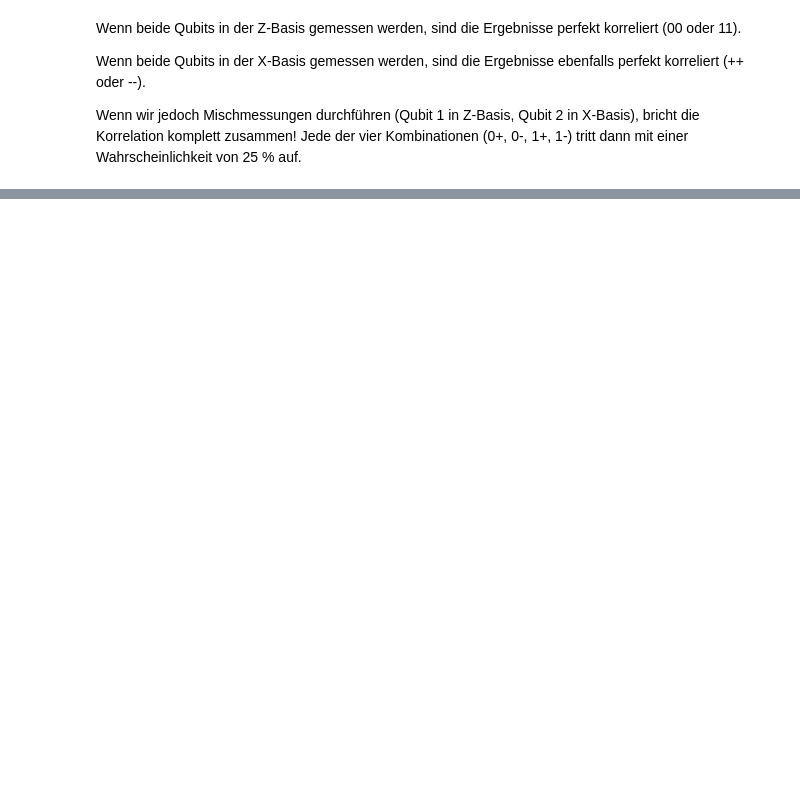
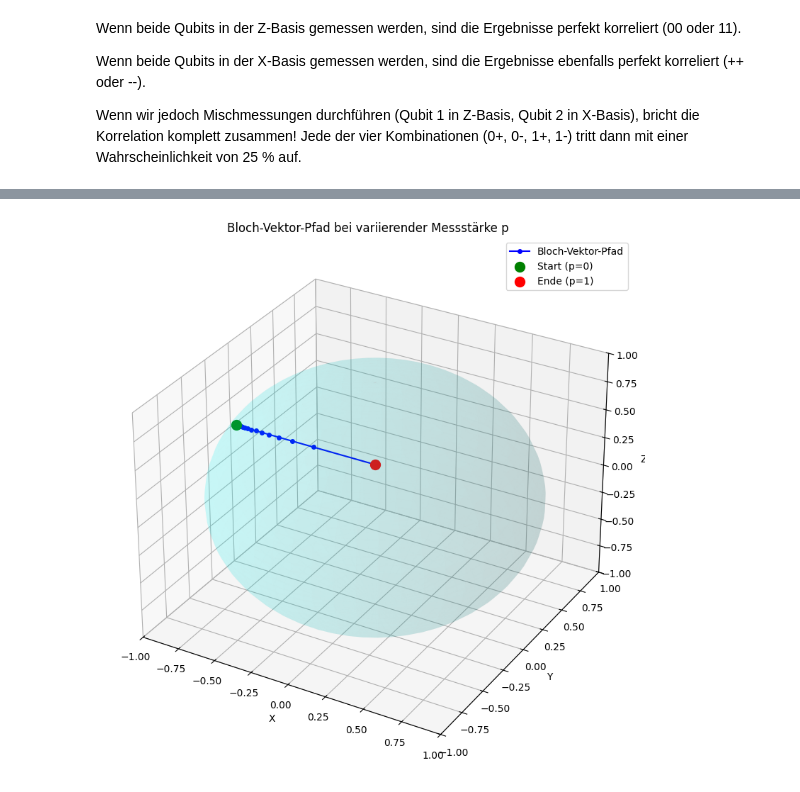
Before and after one commit to MelB18/EasyQuanten, a Jupyter notebook: Dekohaerenz.ipynb, the cells around one changed output, grey strips where cells are left out. Cells and saved outputs as stored; diff of their text form; code cells hidden in the pictures; blank space fills up the shorter version.

```diff
--- a/Dekohaerenz.ipynb
+++ b/Dekohaerenz.ipynb
@@ -197,0 +320,54 @@ Schritt 5: Detektor las 0 (Tendenz zu |0>)
+# %%
+import matplotlib.pyplot as plt
+from mpl_toolkits.mplot3d import Axes3D
+
+# Definiere einen feineren Bereich für den Messparameter p, um einen glatteren Pfad zu erhalten
+p_werte = np.linspace(0, 1, 20) # 100 Werte von 0 bis 1
+
+# Listen zum Speichern der Bloch-Koordinaten
+bloch_x = []
+bloch_y = []
+bloch_z = []
+
+# Berechne die Bloch-Koordinaten für jeden p-Wert
+for p_val in p_werte:
+    x, y, z, _ = simuliere_messstaerke(p_val)
+    bloch_x.append(x)
+    bloch_y.append(y)
+    bloch_z.append(z)
+
+# Erstelle die 3D-Bloch-Kugel für den Hintergrund
+fig = plt.figure(figsize=(10, 8))
+ax = fig.add_subplot(111, projection='3d')
+
+u = np.linspace(0, 2 * np.pi, 50)
+v = np.linspace(0, np.pi, 50)
+x_sphere = np.outer(np.cos(u), np.sin(v))
+y_sphere = np.outer(np.sin(u), np.sin(v))
+z_sphere = np.outer(np.ones(np.size(u)), np.cos(v))
+
+# Zeichne die Bloch-Kugel (transparent)
+ax.plot_surface(x_sphere, y_sphere, z_sphere, color='cyan', alpha=0.1)
+
+# Zeichne den Pfad des Bloch-Vektors
+ax.plot(bloch_x, bloch_y, bloch_z, color='blue', marker='o', markersize=4, linestyle='-', label='Bloch-Vektor-Pfad')
+
+# Beschriftungen und Titel
+ax.set_xlabel('X')
+ax.set_ylabel('Y')
+ax.set_zlabel('Z')
+ax.set_title('Bloch-Vektor-Pfad bei variierender Messstärke p')
+ax.set_xlim([-1, 1])
+ax.set_ylim([-1, 1])
+ax.set_zlim([-1, 1])
+
+# Initial- und Endpunkt hervorheben
+ax.scatter(bloch_x[0], bloch_y[0], bloch_z[0], color='green', s=100, label='Start (p=0)', depthshade=True)
+ax.scatter(bloch_x[-1], bloch_y[-1], bloch_z[-1], color='red', s=100, label='Ende (p=1)', depthshade=True)
+
+ax.legend()
+ax.grid(True)
+plt.tight_layout()
+plt.show()
+# %% [output]
+[figure, added]
```
Also changed, not shown: parts of 9 cells of this notebook.
